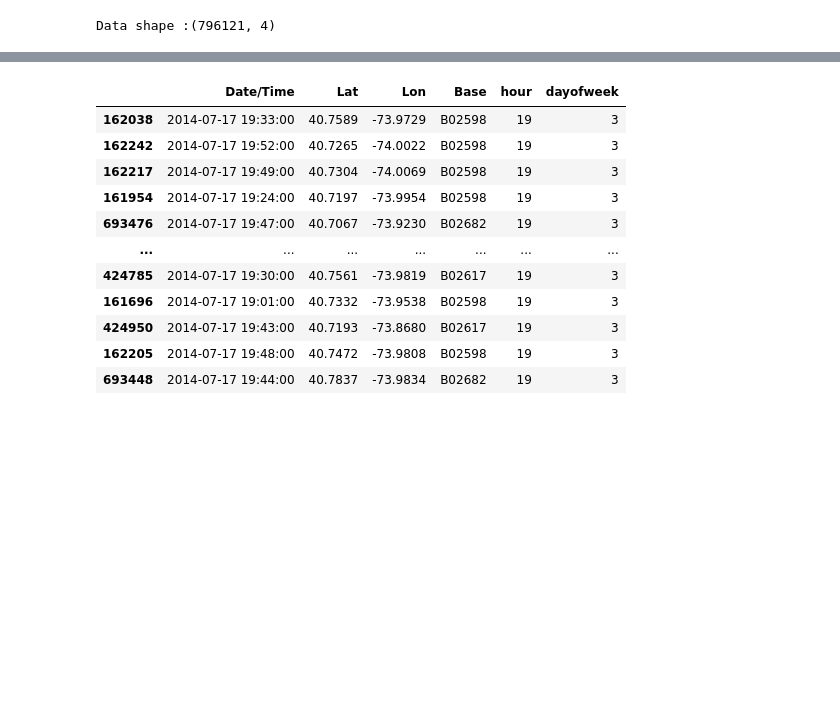
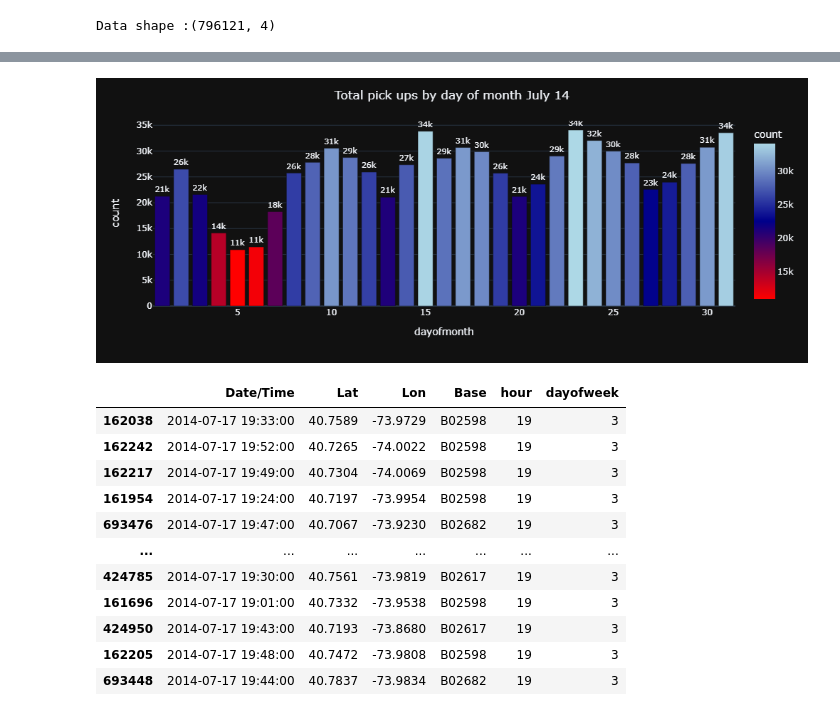
Before and after one commit to LRaverdy/uber-trips-clustering, a Jupyter notebook: Untitled.ipynb, the cells around one changed output, grey strips where cells are left out. Cells and saved outputs as stored; diff of their text form; code cells hidden in the pictures; blank space fills up the shorter version.

```diff
--- a/Untitled.ipynb
+++ b/Untitled.ipynb
@@ -29,0 +32,3 @@ df['dayofweek'] = df['Date/Time'].dt.dayofweek
+# %%
+data = df.groupby("dayofmonth")["dayofmonth"].agg(["count"]).reset_index().sort_values(by="count", ascending=False)
+data
@@ -30,3 +53,27 @@ df['dayofweek'] = df['Date/Time'].dt.dayofweek
+# %%
+fig = px.bar(
+    data,
+    x="dayofmonth",
+    y="count",
+    text="count",
+    color="count",
+    color_continuous_scale=["red",  "darkblue", "lightblue"]
+)
+
+fig.update_layout(
+    template="plotly_dark",
+    height=400,
+    width=1000,
+    title="Total pick ups by day of month July 14",
+    title_x=.5
+)
+
+fig.update_traces(textposition="outside")
+fig.update_traces(texttemplate='%{text:.2s}')
+
+fig.show("png")
+# %% [output]
+[figure, added]
 # %%
 df[(df['Date/Time'].dt.strftime('%Y-%m-%d') == '2014-07-17') & (df["hour"] == 19)]
 # %% [output]
```
Also changed, not shown: parts of 22 cells of this notebook.
